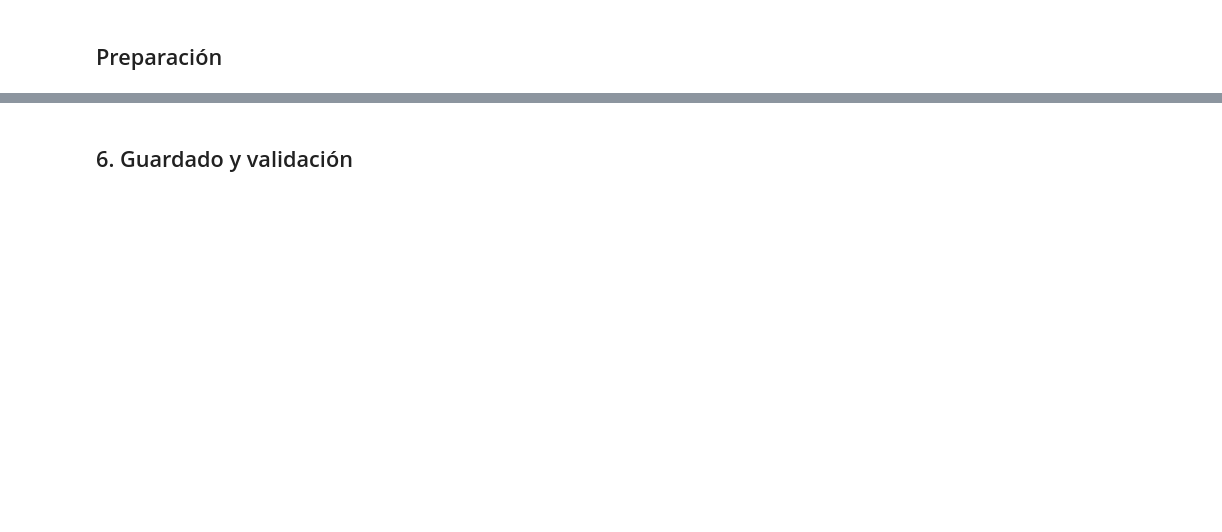
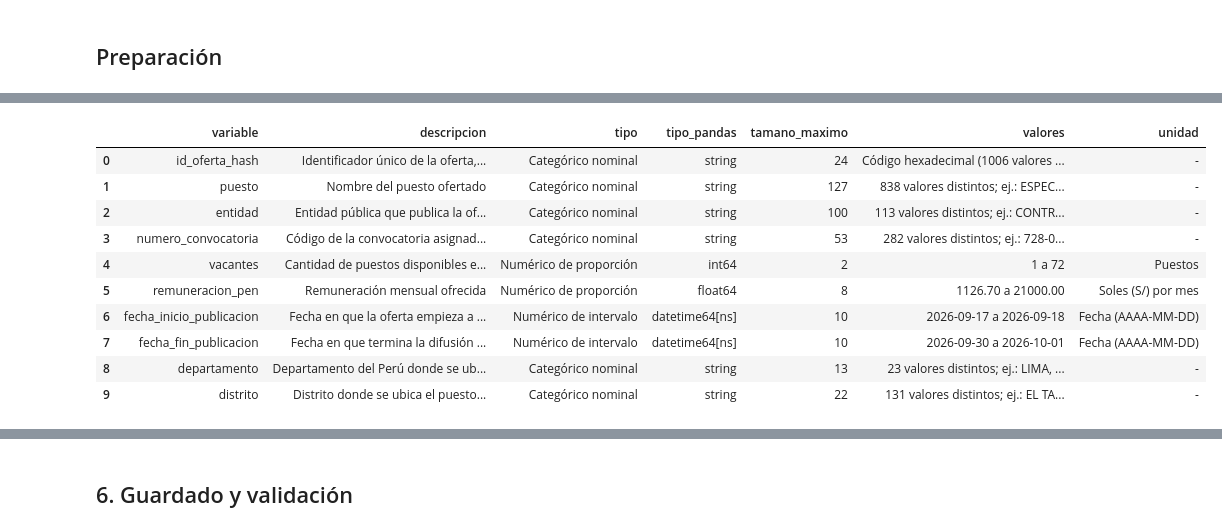
Before and after one commit to JaimeRamosT/Preprocesamiento-de-datos-y-Data-Analytics-Product, a Jupyter notebook: notebooks/03_transformacion_dataset_final.ipynb, the cells around one changed output, grey strips where cells are left out. Drawn from its saved outputs; the diff is of its cells as text; code cells hidden in the pictures; blank space fills up the shorter version.

Commit message:
Transformacion: separar ubicacion, convertir fechas, eliminar columnas sin valor analitico y generar diccionario final

```diff
--- a/notebooks/03_transformacion_dataset_final.ipynb
+++ b/notebooks/03_transformacion_dataset_final.ipynb
@@ -65,0 +292,87 @@ pd.read_csv(config.DICCIONARIO_FINAL)
+# %%
+diccionario_final = pd.DataFrame([
+    {
+        "variable": "id_oferta_hash",
+        "descripcion": "Identificador único de la oferta, generado con SHA-256 a partir de sus 8 campos principales y recortado a 24 caracteres",
+        "tipo": "Categórico nominal", "tipo_pandas": "string", "tamano_maximo": 24,
+        "valores": "Código hexadecimal (1006 valores únicos); ej.: 1af30dbb2f0f39e7d0c908cf", "unidad": "-"
+    },
+    {
+        "variable": "puesto",
+        "descripcion": "Nombre del puesto ofertado",
+        "tipo": "Categórico nominal", "tipo_pandas": "string", "tamano_maximo": 127,
+        "valores": "838 valores distintos; ej.: ESPECIALISTA LEGAL, ASISTENTE ADMINISTRATIVO", "unidad": "-"
+    },
+    {
+        "variable": "entidad",
+        "descripcion": "Entidad pública que publica la oferta",
+        "tipo": "Categórico nominal", "tipo_pandas": "string", "tamano_maximo": 100,
+        "valores": "113 valores distintos; ej.: CONTRALORIA GENERAL DE LA REPUBLICA, PODER JUDICIAL", "unidad": "-"
+    },
+    {
+        "variable": "numero_convocatoria",
+        "descripcion": "Código de la convocatoria asignado por la entidad",
+        "tipo": "Categórico nominal", "tipo_pandas": "string", "tamano_maximo": 53,
+        "valores": "282 valores distintos; ej.: 728-06, 276-003", "unidad": "-"
+    },
+    {
+        "variable": "vacantes",
+        "descripcion": "Cantidad de puestos disponibles en la oferta",
+        "tipo": "Numérico de proporción", "tipo_pandas": "int64", "tamano_maximo": 2,
+        "valores": "1 a 72", "unidad": "Puestos"
+    },
+    {
+        "variable": "remuneracion_pen",
+        "descripcion": "Remuneración mensual ofrecida",
+        "tipo": "Numérico de proporción", "tipo_pandas": "float64", "tamano_maximo": 8,
+        "valores": "1126.70 a 21000.00", "unidad": "Soles (S/) por mes"
+    },
+    {
+        "variable": "fecha_inicio_publicacion",
+        "descripcion": "Fecha en que la oferta empieza a difundirse",
+        "tipo": "Numérico de intervalo", "tipo_pandas": "datetime64[ns]", "tamano_maximo": 10,
+        "valores": "2026-09-17 a 2026-09-18", "unidad": "Fecha (AAAA-MM-DD)"
+    },
+    {
+        "variable": "fecha_fin_publicacion",
+        "descripcion": "Fecha en que termina la difusión de la oferta",
+        "tipo": "Numérico de intervalo", "tipo_pandas": "datetime64[ns]", "tamano_maximo": 10,
+        "valores": "2026-09-30 a 2026-10-01", "unidad": "Fecha (AAAA-MM-DD)"
+    },
+    {
+        "variable": "departamento",
+        "descripcion": "Departamento del Perú donde se ubica el puesto, obtenido al separar 'ubicacion'",
+        "tipo": "Categórico nominal", "tipo_pandas": "string", "tamano_maximo": 13,
+        "valores": "23 valores distintos; ej.: LIMA, CUSCO, JUNIN", "unidad": "-"
+    },
+    {
+        "variable": "distrito",
+        "descripcion": "Distrito donde se ubica el puesto, obtenido al separar 'ubicacion'",
+        "tipo": "Categórico nominal", "tipo_pandas": "string", "tamano_maximo": 22,
+        "valores": "131 valores distintos; ej.: EL TAMBO, SICUANI", "unidad": "-"
+    },
+])
+
+diccionario_final.to_csv(config.DICCIONARIO_FINAL, index=False, encoding=config.ENCODING)
+
+registro.agregar(
+    "Diccionario de datos final",
+    "Se generó docs/diccionario_datos_final.csv con las 10 variables del dataset transformado",
+    len(diccionario_final),
+    "Se recalculan estadísticas sobre las 1006 filas resultantes de la limpieza y se documentan "
+    "las variables nuevas (departamento, distrito) creadas en esta etapa."
+)
+
+diccionario_final
+# %% [output]
+|  | variable | descripcion | tipo | tipo_pandas | tamano_maximo | valores | unidad |
+| 0 | id_oferta_hash | Identificador único de la oferta,... | Categórico nominal | string | 24 | Código hexadecimal (1006 valores ... | - |
+| 1 | puesto | Nombre del puesto ofertado | Categórico nominal | string | 127 | 838 valores distintos; ej.: ESPEC... | - |
+| 2 | entidad | Entidad pública que publica la of... | Categórico nominal | string | 100 | 113 valores distintos; ej.: CONTR... | - |
+| 3 | numero_convocatoria | Código de la convocatoria asignad... | Categórico nominal | string | 53 | 282 valores distintos; ej.: 728-0... | - |
+| 4 | vacantes | Cantidad de puestos disponibles e... | Numérico de proporción | int64 | 2 | 1 a 72 | Puestos |
+| 5 | remuneracion_pen | Remuneración mensual ofrecida | Numérico de proporción | float64 | 8 | 1126.70 a 21000.00 | Soles (S/) por mes |
+| 6 | fecha_inicio_publicacion | Fecha en que la oferta empieza a ... | Numérico de intervalo | datetime64[ns] | 10 | 2026-09-17 a 2026-09-18 | Fecha (AAAA-MM-DD) |
+| 7 | fecha_fin_publicacion | Fecha en que termina la difusión ... | Numérico de intervalo | datetime64[ns] | 10 | 2026-09-30 a 2026-10-01 | Fecha (AAAA-MM-DD) |
+| 8 | departamento | Departamento del Perú donde se ub... | Categórico nominal | string | 13 | 23 valores distintos; ej.: LIMA, ... | - |
+| 9 | distrito | Distrito donde se ubica el puesto... | Categórico nominal | string | 22 | 131 valores distintos; ej.: EL TA... | - |
```
Also changed, not shown: parts of 27 cells of this notebook, 3 other files.
